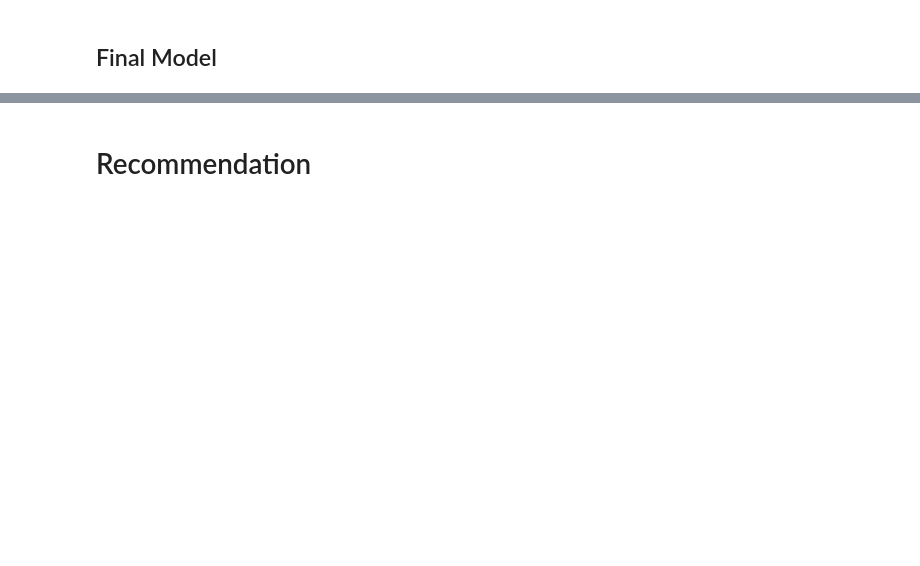
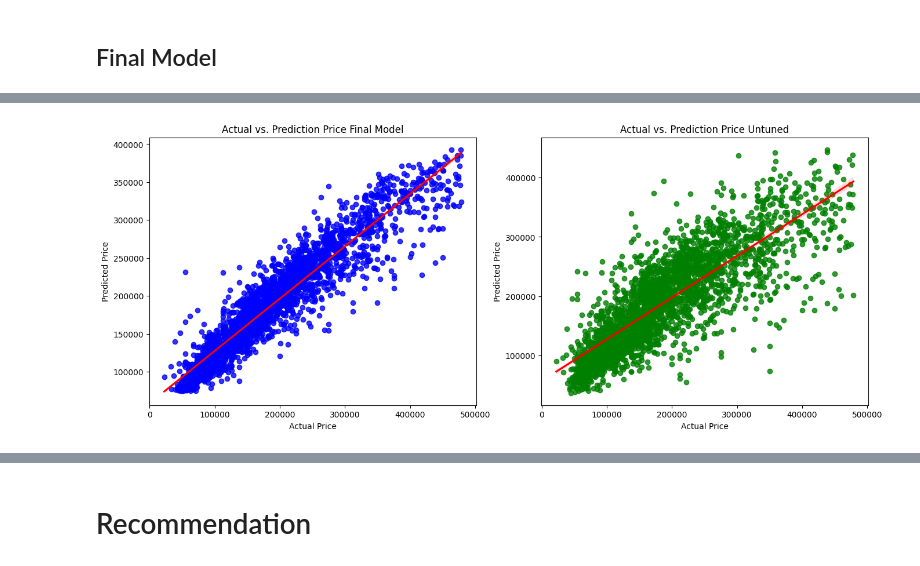
Before and after one commit to alifsyz/JCDS2504-Capstone_3, a Jupyter notebook: Capstone 3.ipynb, the cells around one changed output, grey strips where cells are left out. Saved outputs shown, nothing was run; the diff lists cells and outputs as text; code cells hidden in the pictures; blank space fills up the shorter version.

```diff
--- a/Capstone 3.ipynb
+++ b/Capstone 3.ipynb
@@ -1027,0 +1289,14 @@ plt.show()
+# %%
+from sklearn.metrics import mean_squared_error, mean_absolute_error, r2_score,mean_absolute_percentage_error
+model = {'XGBoost': XGBRegressor()}
+# Predict using the best model
+xgb_feature.fit(X,y) #Fit to larger dataset X,y for model to learn
+y_pred_final = xgb_feature.predict(X_test)
+
+rmse_xgb_tuned = np.sqrt(mean_squared_error(y_test, y_pred_final))
+mae_xgb_tuned = mean_absolute_error(y_test, y_pred_final)
+r2_xgb_tuned = r2_score(y_test, y_pred_final)
+mape_xgb_tuned = mean_absolute_percentage_error(y_test, y_pred_final)
+
+xgb_tuned_score = pd.DataFrame({'RMSE': rmse_xgb_tuned, 'MAE': mae_xgb_tuned, 'MAPE': mape_xgb_tuned, 'R-Squared': r2_xgb_tuned }, index=model.keys())
+display(xgb_tuned_score)
@@ -1050,14 +1329,0 @@ Pipeline(steps=[('preprocessor',
-# %%
-from sklearn.metrics import mean_squared_error, mean_absolute_error, r2_score,mean_absolute_percentage_error
-model = {'XGBoost': XGBRegressor()}
-# Predict using the best model
-xgb_tuned.fit(X,y) #Fit to larger dataset X,y for model to learn
-y_pred_final = xgb_tuned.predict(X_test)
-
-rmse_xgb_tuned = np.sqrt(mean_squared_error(y_test, y_pred_final))
-mae_xgb_tuned = mean_absolute_error(y_test, y_pred_final)
-r2_xgb_tuned = r2_score(y_test, y_pred_final)
-mape_xgb_tuned = mean_absolute_percentage_error(y_test, y_pred_final)
-
-xgb_tuned_score = pd.DataFrame({'RMSE': rmse_xgb_tuned, 'MAE': mae_xgb_tuned, 'MAPE': mape_xgb_tuned, 'R-Squared': r2_xgb_tuned }, index=model.keys())
-display(xgb_tuned_score)
@@ -1068,0 +1342,18 @@ Model di fit ke dataset lebih besar untuk belajar lebih baik pola dataset. Ini u
+# %%
+plt.figure(figsize=(16, 6))
+
+plt.subplot(1,2,1)
+sns.regplot(x=y_test, y=y_pred_final,scatter_kws={"color": "blue"}, line_kws={"color": "red"})
+plt.title('Actual vs. Prediction Price Final Model')
+plt.xlabel('Actual Price')
+plt.ylabel('Predicted Price')
+
+plt.subplot(1,2,2)
+sns.regplot(x=y_test, y=y_pred_untuned,scatter_kws={"color": "green"}, line_kws={"color": "red"})
+plt.title('Actual vs. Prediction Price Untuned')
+plt.xlabel('Actual Price')
+plt.ylabel('Predicted Price')
+
+plt.show()
+# %% [output]
+[figure, added]
```
Also changed, not shown: parts of 33 cells of this notebook, 1 other file.
